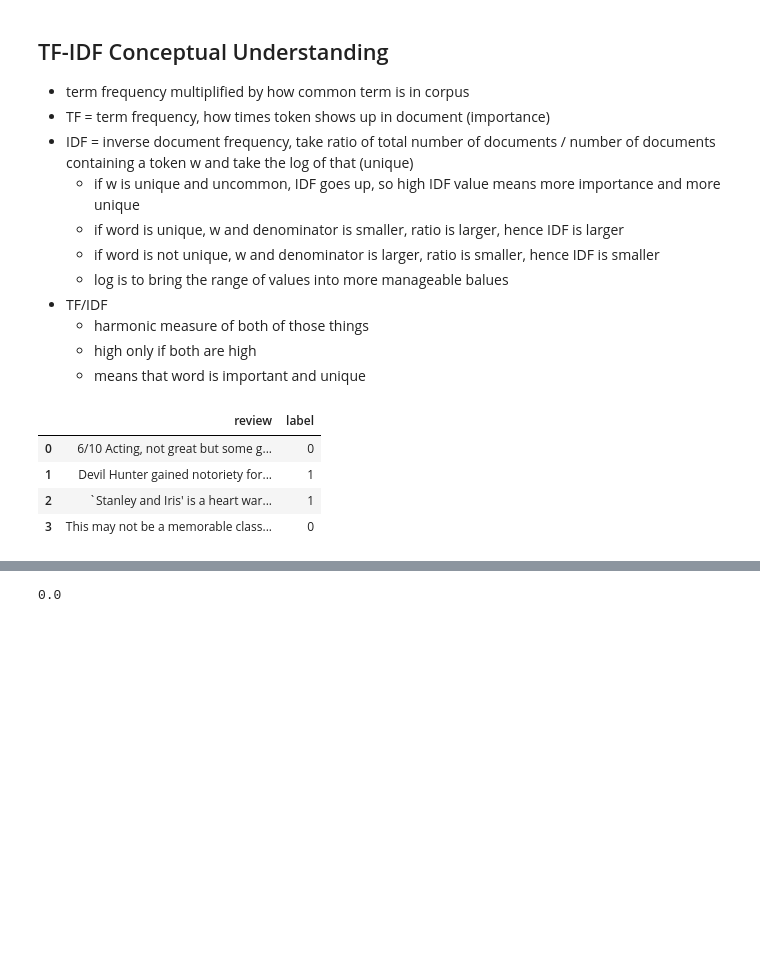
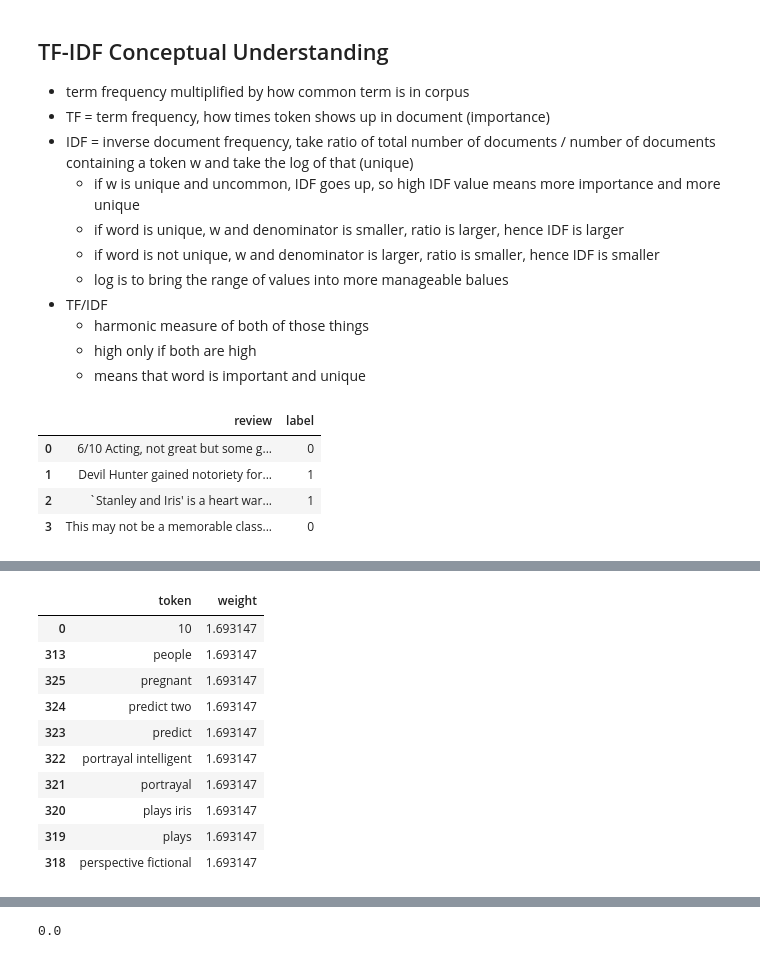
Before and after one commit to Astroraf/Phase-4-Review, a Jupyter notebook: Phase4Review.ipynb, the cells around one changed output, grey strips where cells are left out. Saved outputs shown, nothing was run; the diff lists cells and outputs as text; code cells hidden in the pictures; blank space fills up the shorter version.

```diff
--- a/Phase4Review.ipynb
+++ b/Phase4Review.ipynb
@@ -477,0 +497,20 @@ pd.DataFrame(train_features.todense())
+# %%
+idf = tv.idf_
+# %%
+results = dict(zip(tv_fitted.get_feature_names(), idf))
+token_wt = pd.DataFrame.from_dict(results, orient='index').reset_index()
+token_wt.columns=('token', 'weight')
+token_wt = token_wt.sort_values(by="weight", ascending=False)
+token_wt.iloc[0:10]
+# %% [output]
+|  | token | weight |
+| 0 | 10 | 1.693147 |
+| 313 | people | 1.693147 |
+| 325 | pregnant | 1.693147 |
+| 324 | predict two | 1.693147 |
+| 323 | predict | 1.693147 |
+| 322 | portrayal intelligent | 1.693147 |
+| 321 | portrayal | 1.693147 |
+| 320 | plays iris | 1.693147 |
+| 319 | plays | 1.693147 |
+| 318 | perspective fictional | 1.693147 |
```
Also changed, not shown: parts of 32 cells of this notebook.
